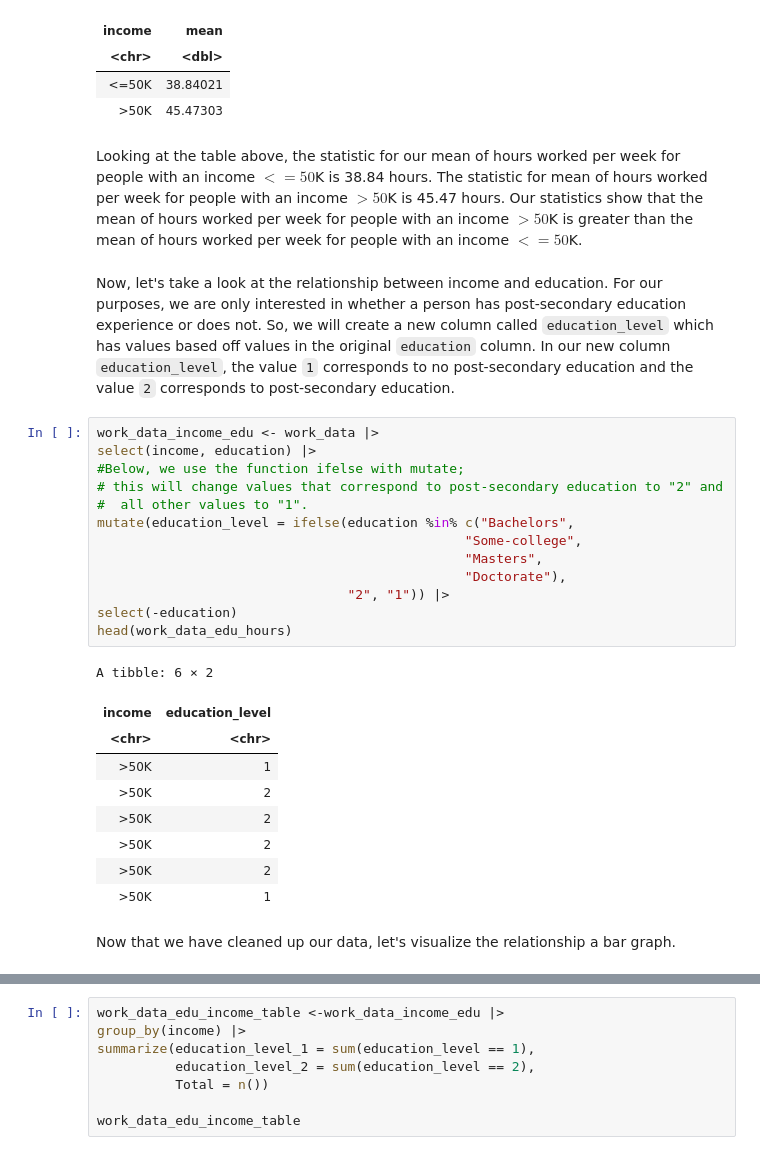
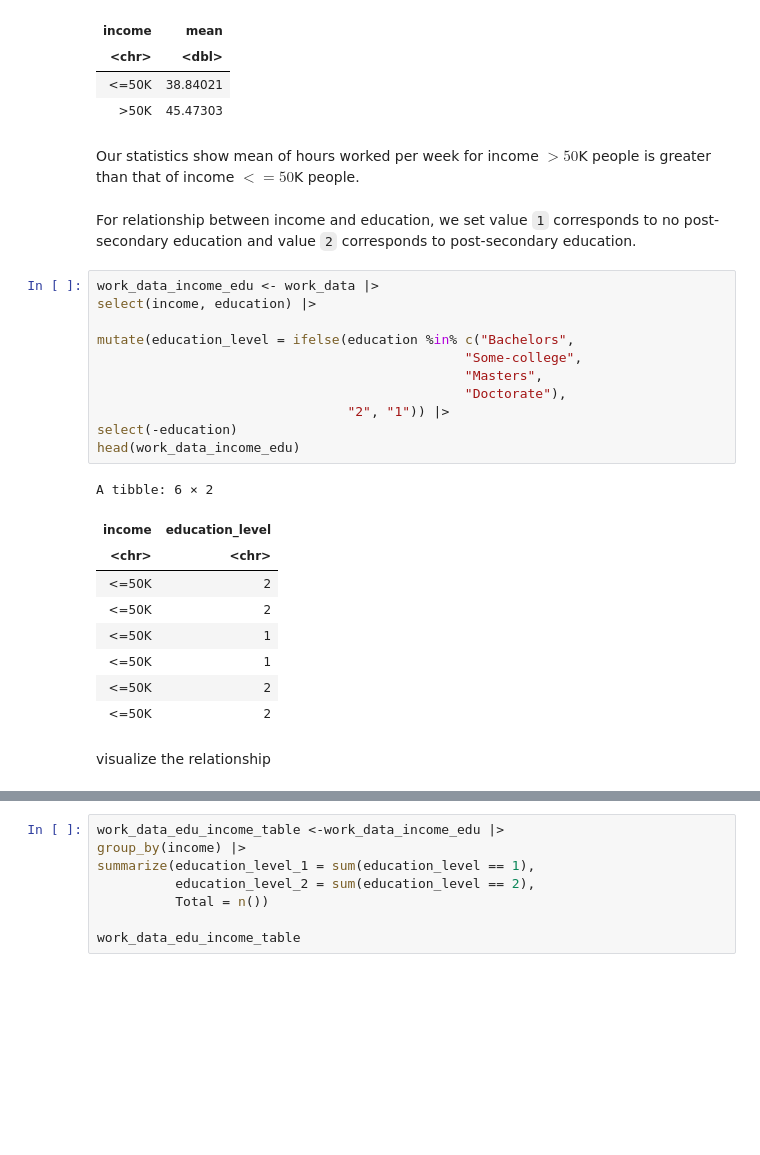
Before and after one commit to ggzggzggzggz/stat-201-2023w1-group-019, a Jupyter notebook: proposal_project.ipynb, the cells around one changed output, grey strips where cells are left out. Cells and saved outputs as stored; diff of their text form; blank space fills up the shorter version.

```diff
--- a/proposal_project.ipynb
+++ b/proposal_project.ipynb
@@ -146,32 +111,30 @@ A tibble: 2 × 2
 | <=50K | 38.84021 |
 | >50K | 45.47303 |
 # %% [markdown]
-Looking at the table above, the statistic for our mean of hours worked per week for people with an income  $<=50$K is 38.84 hours. The statistic for mean of hours worked per week for people with an income $>50$K is 45.47 hours. Our statistics show that the mean of hours worked per week for people with an income $>50$K is greater than the mean of hours worked per week for people with an income $<=50$K.
+Our statistics show mean of hours worked per week for income $>50$K people is greater than that of income $<=50$K people.
 # %% [markdown]
-Now, let's take a look at the relationship between income and education. For our purposes, we are only interested in whether a person has post-secondary education experience or does not. So, we will create a new column called `education_level` which has values based off values in the original `education` column. In our new column `education_level`, the value `1` corresponds to no post-secondary education and the value `2` corresponds to post-secondary education.
+For relationship between income and education, we set value `1` corresponds to no post-secondary education and value `2` corresponds to post-secondary education.
 # %%
 work_data_income_edu <- work_data |>
 select(income, education) |>
-#Below, we use the function ifelse with mutate;
-# this will change values that correspond to post-secondary education to "2" and
-#  all other values to "1".
+
 mutate(education_level = ifelse(education %in% c("Bachelors",
                                                "Some-college",
                                                "Masters",
                                                "Doctorate"),
                                 "2", "1")) |>
 select(-education)
-head(work_data_edu_hours)
+head(work_data_income_edu)
 # %% [output]
 A tibble: 6 × 2
 | income | education_level |
 | <chr> | <chr> |
-| >50K | 1 |
-| >50K | 2 |
-| >50K | 2 |
-| >50K | 2 |
-| >50K | 2 |
-| >50K | 1 |
+| <=50K | 2 |
+| <=50K | 2 |
+| <=50K | 1 |
+| <=50K | 1 |
+| <=50K | 2 |
+| <=50K | 2 |
 # %% [markdown]
-Now that we have cleaned up our data, let's visualize the relationship a bar graph.
+visualize the relationship
 # %%
```
Also changed, not shown: parts of 17 cells of this notebook.
